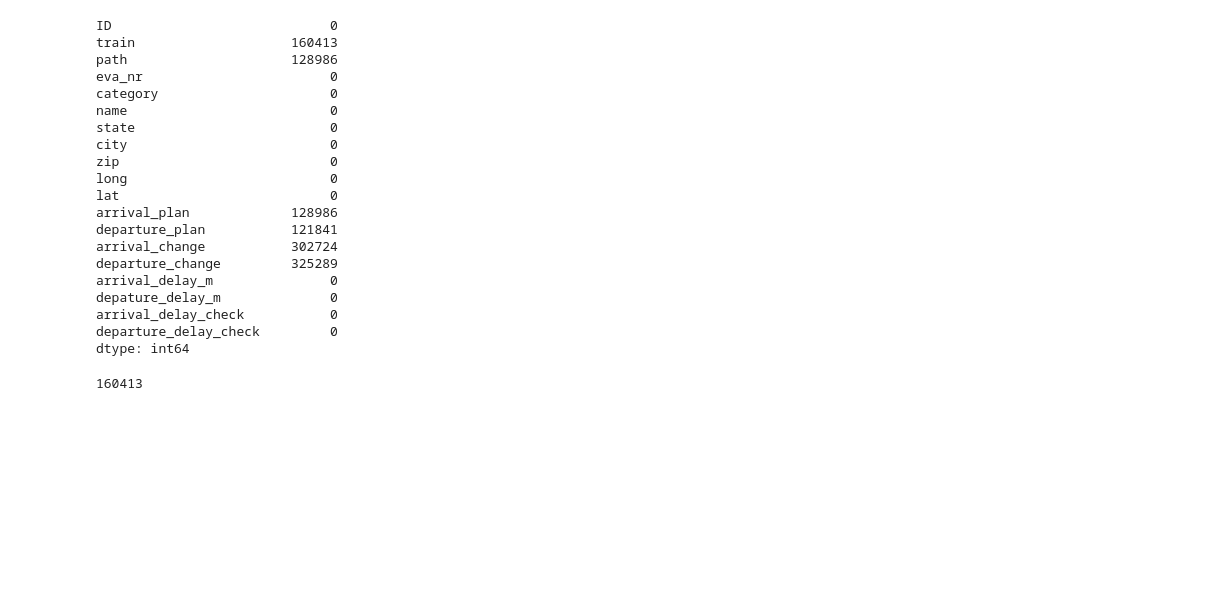
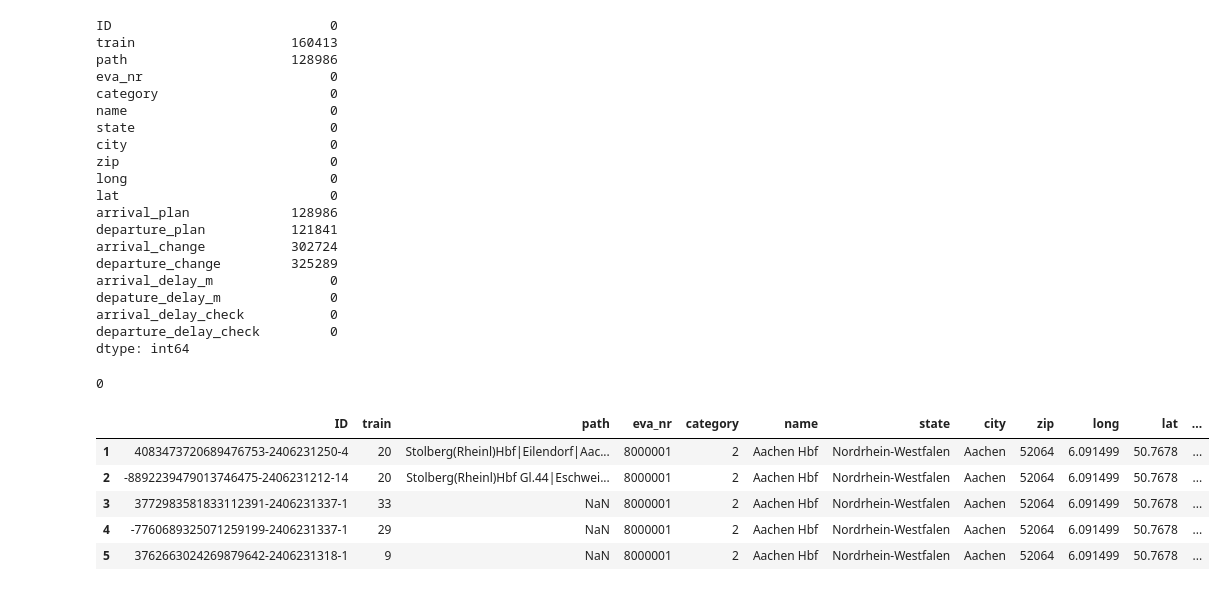
Before and after one commit to Nokkyuu/Fantastic_trains_and_when_to_find_them, a Jupyter notebook: data_cleanup.ipynb, the cells around one changed output. Drawn from its saved outputs; the diff is of its cells as text; code cells hidden in the pictures; blank space fills up the shorter version.

```diff
--- a/data_cleanup.ipynb
+++ b/data_cleanup.ipynb
@@ -143,11 +141,22 @@ depature_delay_m              0
 arrival_delay_check           0
 departure_delay_check         0
 dtype: int64
+# %%
+df.drop(labels=df[df["train"].isna() == True].index, axis=0, inplace=True) ## rauswerfen?
 # %%
-df["train"].isna().sum() ## rauswerfen?
+df["train"].isna().sum()
 # %% [output]
-160413
+0
 # %%
 df.rename(columns={'depature_delay_m': 'departure_delay_m'}, inplace=True) #changing spelling mistake
+# %%
+df.head()
+# %% [output]
+|  | ID | train | path | eva_nr | category | name | state | city | zip | long | lat | ... |
+| 1 | 4083473720689476753-2406231250-4 | 20 | Stolberg(Rheinl)Hbf|Eilendorf|Aac... | 8000001 | 2 | Aachen Hbf | Nordrhein-Westfalen | Aachen | 52064 | 6.091499 | 50.7678 | ... |
+| 2 | -8892239479013746475-2406231212-14 | 20 | Stolberg(Rheinl)Hbf Gl.44|Eschwei... | 8000001 | 2 | Aachen Hbf | Nordrhein-Westfalen | Aachen | 52064 | 6.091499 | 50.7678 | ... |
+| 3 | 3772983581833112391-2406231337-1 | 33 | NaN | 8000001 | 2 | Aachen Hbf | Nordrhein-Westfalen | Aachen | 52064 | 6.091499 | 50.7678 | ... |
+| 4 | -7760689325071259199-2406231337-1 | 29 | NaN | 8000001 | 2 | Aachen Hbf | Nordrhein-Westfalen | Aachen | 52064 | 6.091499 | 50.7678 | ... |
+| 5 | 3762663024269879642-2406231318-1 | 9 | NaN | 8000001 | 2 | Aachen Hbf | Nordrhein-Westfalen | Aachen | 52064 | 6.091499 | 50.7678 | ... |
 # %%
 df.to_csv("data/fromAPI/cleaned_hourly_all.csv", index=False)
```
Also changed, not shown: parts of 1 cell of this notebook, 1 other file.
